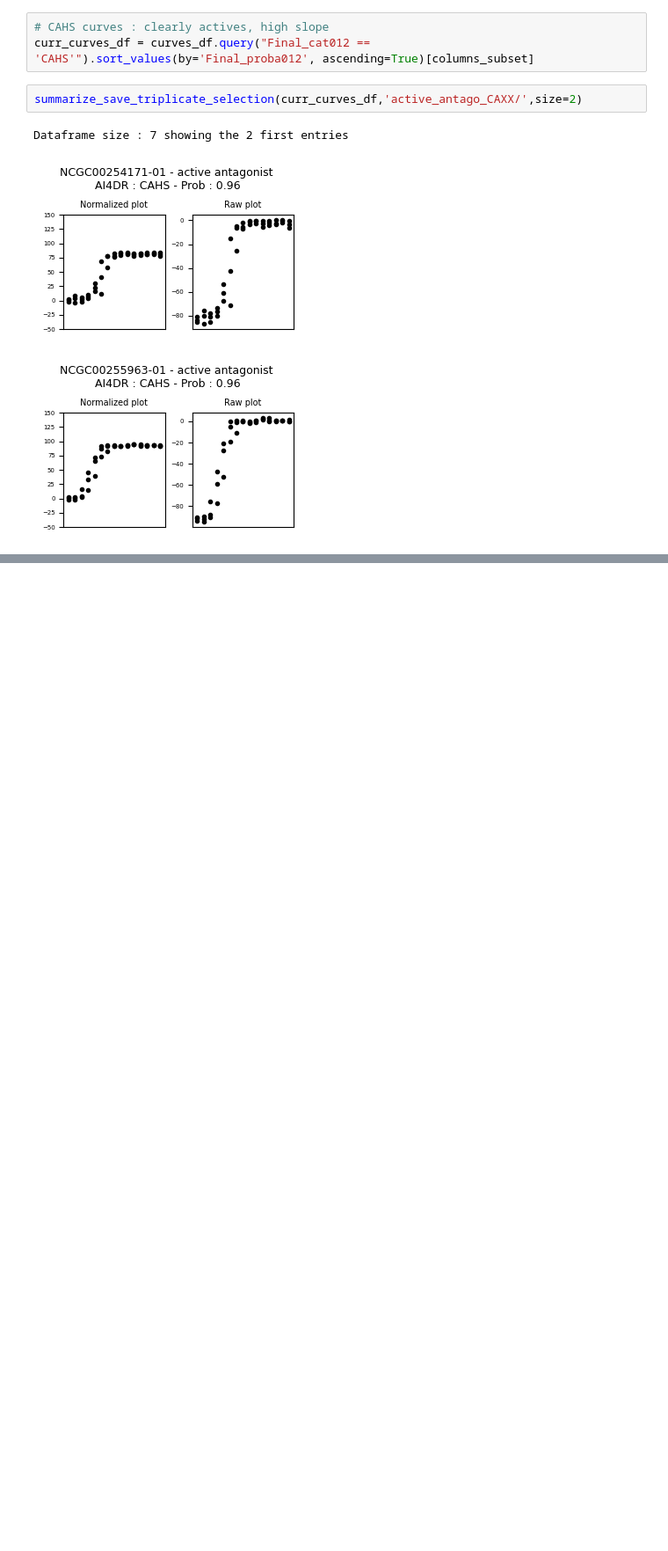
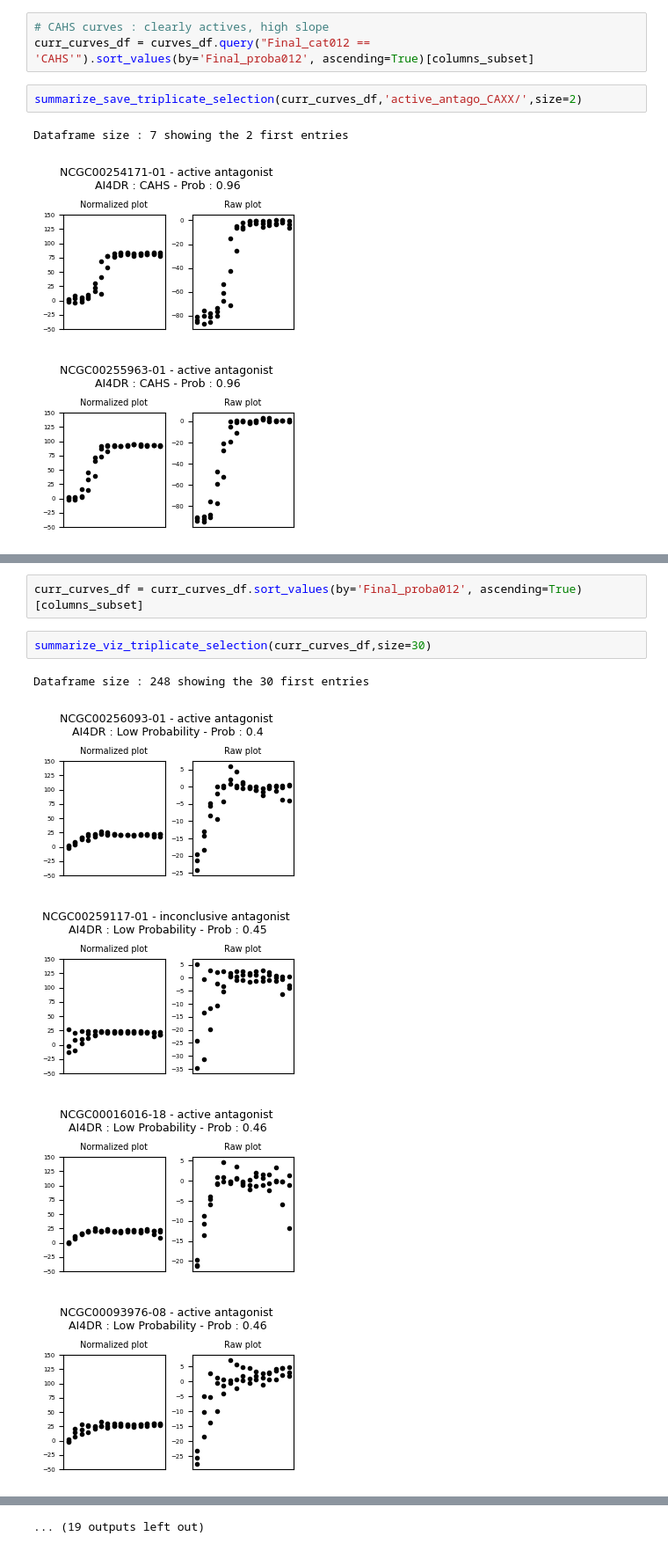
Before and after one commit to Sanofi-Public/IDD-Papers-AI4DR, a Jupyter notebook: AI4DR_Tox21_luc_biochem_dataset_analysis_AI4DR_model.ipynb, the cells around one changed output, grey strips where cells are left out. Shown at 88% size. Saved outputs shown, nothing was run; the diff lists cells and outputs as text; blank space fills up the shorter version.

```diff
--- a/AI4DR_Tox21_luc_biochem_dataset_analysis_AI4DR_model.ipynb
+++ b/AI4DR_Tox21_luc_biochem_dataset_analysis_AI4DR_model.ipynb
@@ -573,0 +605,10 @@ Dataframe size : 7 showing the 2 first entries
+# %%
+curr_curves_df = curr_curves_df.sort_values(by='Final_proba012', ascending=True)[columns_subset]
+# %%
+summarize_viz_triplicate_selection(curr_curves_df,size=30)
+# %% [output]
+Dataframe size : 248 showing the 30 first entries
+[figure, added]
+[figure, added]
+[figure, added]
+[figure, added]
@@ -573,0 +622 @@ Dataframe size : 7 showing the 2 first entries
+... (19 outputs left out)
```
Also changed, not shown: parts of 9 cells of this notebook, 5 other files.
